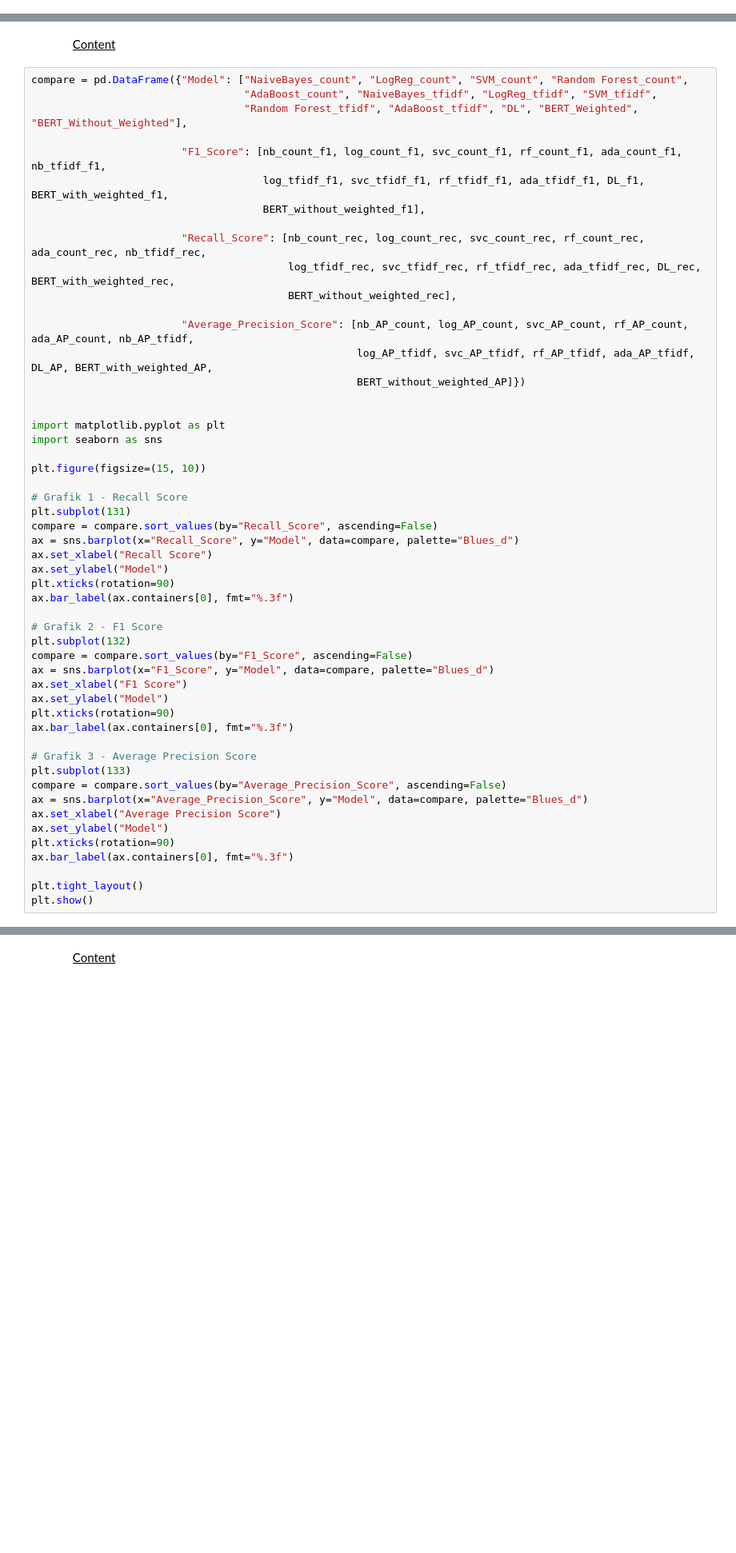
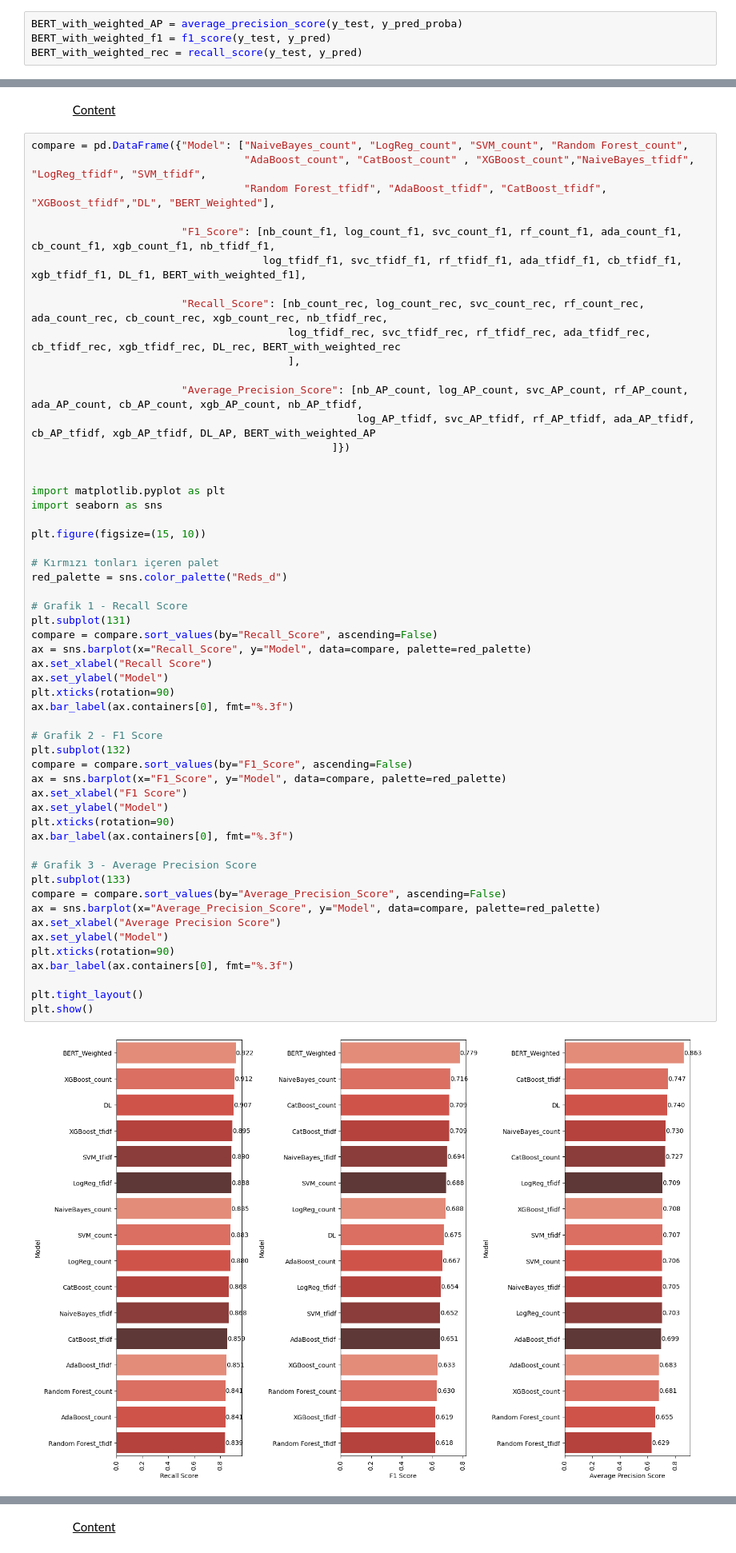
Before and after one commit to huseyincenik/nlp_natural_language_processing, a Jupyter notebook: sentiment_analysis_predicting_product_recommendations_via_text_analysis/sentiment_analysis_predicting_product_recommendations_via_text_analysis.ipynb, the cells around one changed output, grey strips where cells are left out. Shown at 80% size. Cells and saved outputs as stored; diff of their text form; blank space fills up the shorter version.

```diff
--- a/sentiment_analysis_predicting_product_recommendations_via_text_analysis/sentiment_analysis_predicting_product_recommendations_via_text_analysis.ipynb
+++ b/sentiment_analysis_predicting_product_recommendations_via_text_analysis/sentiment_analysis_predicting_product_recommendations_via_text_analysis.ipynb
@@ -3177,3 +3334,7 @@ average_precision_score(y_test, y_pred_proba)
+# %%
+BERT_with_weighted_AP = average_precision_score(y_test, y_pred_proba)
+BERT_with_weighted_f1 = f1_score(y_test, y_pred)
+BERT_with_weighted_rec = recall_score(y_test, y_pred)
 # %% [markdown]
 <a id="compare"></a>
 # <p style="background-color:#3498DB; font-family:newtimeroman;color:#FFF9ED; font-size:150%; text-align:center; border-radius: 15px 50px;"> ✨ Compare Models F1 Scores, Recall Scores and Average Precision Score ✨</p>
@@ -3182,56 +3343,60 @@ average_precision_score(y_test, y_pred_proba)
 <a href="#toc" class="btn btn-warning btn-lg active" role="button" aria-pressed="true" style="color:black;">Content</a>
 # %%
 compare = pd.DataFrame({"Model": ["NaiveBayes_count", "LogReg_count", "SVM_count", "Random Forest_count",
-                                  "AdaBoost_count", "NaiveBayes_tfidf", "LogReg_tfidf", "SVM_tfidf",
-                                  "Random Forest_tfidf", "AdaBoost_tfidf", "DL", "BERT_Weighted", "BERT_Without_Weighted"],
+                                  "AdaBoost_count", "CatBoost_count" , "XGBoost_count","NaiveBayes_tfidf", "LogReg_tfidf", "SVM_tfidf",
+                                  "Random Forest_tfidf", "AdaBoost_tfidf", "CatBoost_tfidf", "XGBoost_tfidf","DL", "BERT_Weighted"],
 
-                        "F1_Score": [nb_count_f1, log_count_f1, svc_count_f1, rf_count_f1, ada_count_f1, nb_tfidf_f1,
-                                     log_tfidf_f1, svc_tfidf_f1, rf_tfidf_f1, ada_tfidf_f1, DL_f1, BERT_with_weighted_f1,
-                                     BERT_without_weighted_f1],
+                        "F1_Score": [nb_count_f1, log_count_f1, svc_count_f1, rf_count_f1, ada_count_f1, cb_count_f1, xgb_count_f1, nb_tfidf_f1,
+                                     log_tfidf_f1, svc_tfidf_f1, rf_tfidf_f1, ada_tfidf_f1, cb_tfidf_f1, xgb_tfidf_f1, DL_f1, BERT_with_weighted_f1],
 
-                        "Recall_Score": [nb_count_rec, log_count_rec, svc_count_rec, rf_count_rec, ada_count_rec, nb_tfidf_rec,
-                                         log_tfidf_rec, svc_tfidf_rec, rf_tfidf_rec, ada_tfidf_rec, DL_rec, BERT_with_weighted_rec,
-                                         BERT_without_weighted_rec],
+                        "Recall_Score": [nb_count_rec, log_count_rec, svc_count_rec, rf_count_rec, ada_count_rec, cb_count_rec, xgb_count_rec, nb_tfidf_rec,
+                                         log_tfidf_rec, svc_tfidf_rec, rf_tfidf_rec, ada_tfidf_rec, cb_tfidf_rec, xgb_tfidf_rec, DL_rec, BERT_with_weighted_rec
+                                         ],
 
-                        "Average_Precision_Score": [nb_AP_count, log_AP_count, svc_AP_count, rf_AP_count, ada_AP_count, nb_AP_tfidf,
-                                                    log_AP_tfidf, svc_AP_tfidf, rf_AP_tfidf, ada_AP_tfidf, DL_AP, BERT_with_weighted_AP,
-                                                    BERT_without_weighted_AP]})
+                        "Average_Precision_Score": [nb_AP_count, log_AP_count, svc_AP_count, rf_AP_count, ada_AP_count, cb_AP_count, xgb_AP_count, nb_AP_tfidf,
+                                                    log_AP_tfidf, svc_AP_tfidf, rf_AP_tfidf, ada_AP_tfidf, cb_AP_tfidf, xgb_AP_tfidf, DL_AP, BERT_with_weighted_AP
+                                                ]})
 
 
 import matplotlib.pyplot as plt
 import seaborn as sns
 
 plt.figure(figsize=(15, 10))
 
+# Kırmızı tonları içeren palet
+red_palette = sns.color_palette("Reds_d")
+
 # Grafik 1 - Recall Score
 plt.subplot(131)
 compare = compare.sort_values(by="Recall_Score", ascending=False)
-ax = sns.barplot(x="Recall_Score", y="Model", data=compare, palette="Blues_d")
+ax = sns.barplot(x="Recall_Score", y="Model", data=compare, palette=red_palette)
 ax.set_xlabel("Recall Score")
 ax.set_ylabel("Model")
 plt.xticks(rotation=90)
 ax.bar_label(ax.containers[0], fmt="%.3f")
 
 # Grafik 2 - F1 Score
 plt.subplot(132)
 compare = compare.sort_values(by="F1_Score", ascending=False)
-ax = sns.barplot(x="F1_Score", y="Model", data=compare, palette="Blues_d")
+ax = sns.barplot(x="F1_Score", y="Model", data=compare, palette=red_palette)
 ax.set_xlabel("F1 Score")
 ax.set_ylabel("Model")
 plt.xticks(rotation=90)
 ax.bar_label(ax.containers[0], fmt="%.3f")
 
 # Grafik 3 - Average Precision Score
 plt.subplot(133)
 compare = compare.sort_values(by="Average_Precision_Score", ascending=False)
-ax = sns.barplot(x="Average_Precision_Score", y="Model", data=compare, palette="Blues_d")
+ax = sns.barplot(x="Average_Precision_Score", y="Model", data=compare, palette=red_palette)
 ax.set_xlabel("Average Precision Score")
 ax.set_ylabel("Model")
 plt.xticks(rotation=90)
 ax.bar_label(ax.containers[0], fmt="%.3f")
 
 plt.tight_layout()
 plt.show()
+# %% [output]
+[figure, added]
 # %% [markdown]
 <a id="prediction"></a>
 # <p style="background-color:#3498DB; font-family:newtimeroman;color:#FFF9ED; font-size:150%; text-align:center; border-radius: 15px 50px;"> ✨ Prediction ✨</p>
```
Also changed, not shown: parts of 80 cells of this notebook.
